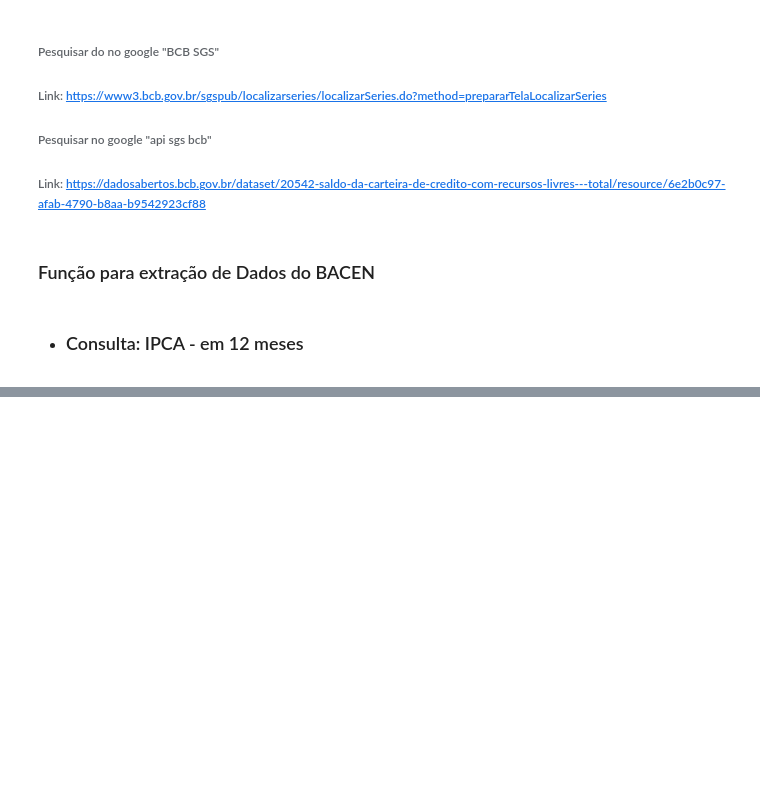
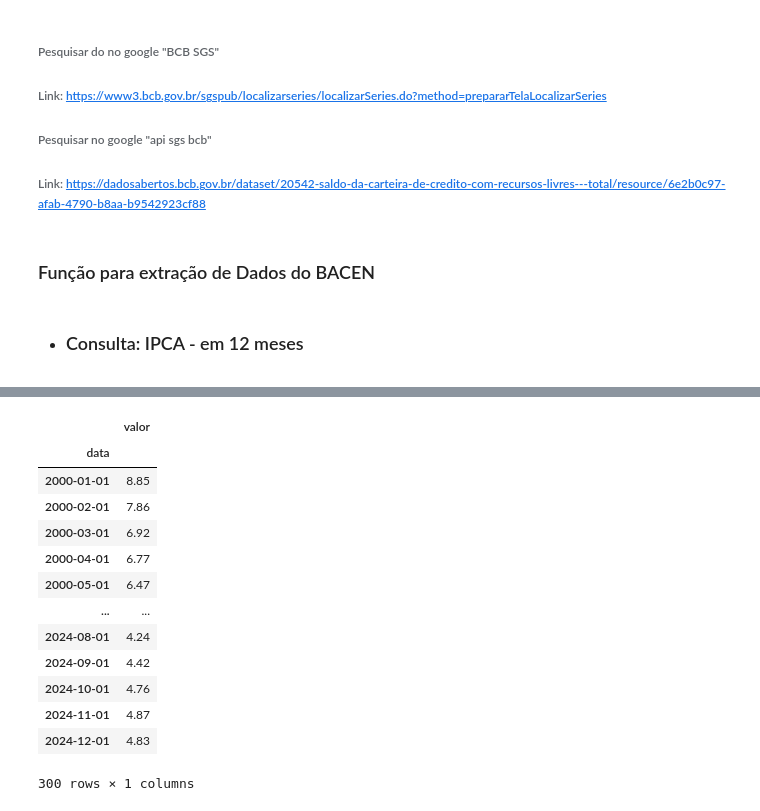
Before and after one commit to edubrumgithub/Analise-Indicadores-Financeiros-Economicos, a Jupyter notebook: main.ipynb, the cells around one changed output, grey strips where cells are left out. Drawn from its saved outputs; the diff is of its cells as text; code cells hidden in the pictures; blank space fills up the shorter version.

```diff
--- a/main.ipynb
+++ b/main.ipynb
@@ -395,0 +428,17 @@ fig.show()
+# %%
+ipca_12M_2000
+# %% [output]
+|  | valor |
+| data |  |
+| 2000-01-01 | 8.85 |
+| 2000-02-01 | 7.86 |
+| 2000-03-01 | 6.92 |
+| 2000-04-01 | 6.77 |
+| 2000-05-01 | 6.47 |
+| ... | ... |
+| 2024-08-01 | 4.24 |
+| 2024-09-01 | 4.42 |
+| 2024-10-01 | 4.76 |
+| 2024-11-01 | 4.87 |
+| 2024-12-01 | 4.83 |
+300 rows × 1 columns
```
Also changed, not shown: parts of 20 cells of this notebook.
